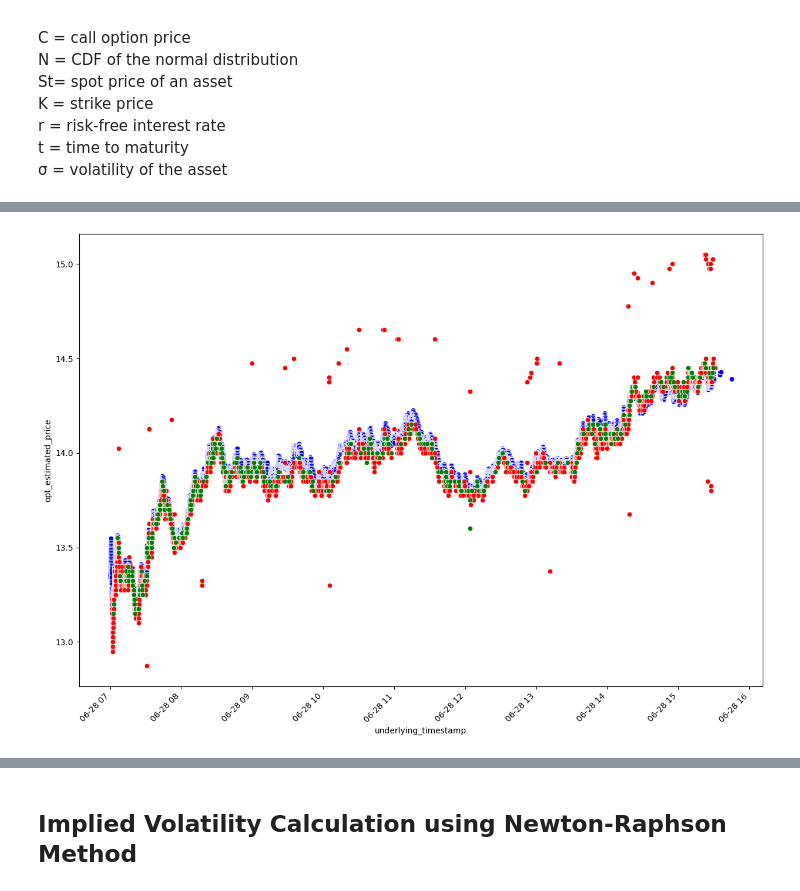
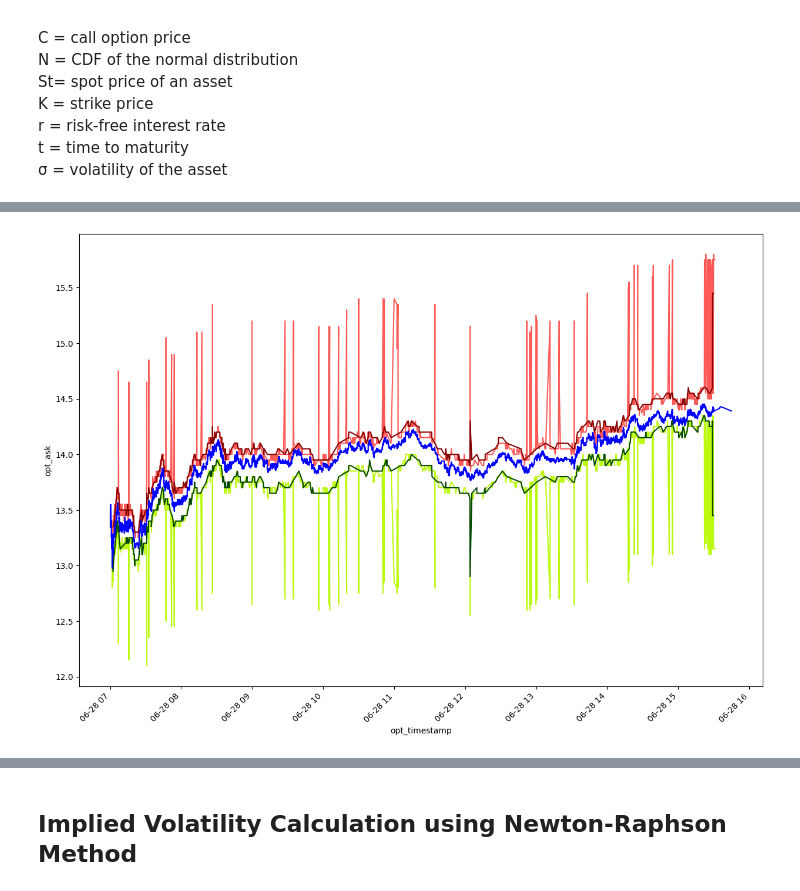
Before and after one commit to alexandreib/workbench_option_demo, a Jupyter notebook: optionsTH.ipynb, the cells around one changed output, grey strips where cells are left out. Cells and saved outputs as stored; diff of their text form; code cells hidden in the pictures.

Commit message:
options good

```diff
--- a/optionsTH.ipynb
+++ b/optionsTH.ipynb
@@ -57,11 +58,12 @@ df_option = df_option.rename(columns = {
                     'Timestamp' : 'opt_timestamp'
                     })
 df_option = df_option[['opt_bid', 'opt_ask', 'opt_timestamp']]
-df_option['opt'] = 'BMWE1000L3.EX'
+df_option['opt'] = 'BMWE1000L3.EX' #'BMWG1000dL3.EX' # ''
 df_option = df_option.dropna(subset=['opt_bid', 'opt_ask'], how='all')
-df_option = df_option.ffill()
-df_option = df_option.reset_index(drop=True)
+df_option = df_option.fillna(method = 'ffill')
 df_option['opt_avg'] = (df_option['opt_bid'] + df_option['opt_ask']) / 2
+df_option.loc[df_option['opt_avg'].isna(), 'opt_avg'] = df_option['opt_ask']
+df_option.loc[df_option['opt_avg'].isna(), 'opt_avg'] = df_option['opt_bid']
 df_option = df_option[~df_option.duplicated()]
 df_option = df_option.reset_index(drop = True)
 df_option.head()
@@ -203,11 +205,12 @@ df.head()
 | 4 | 108.5 | 108.56 | 2023-06-28 07:00:13.064 | BMW | 108.53 | 13.389034 | ... |
 # %%
 fix, ax = plt.subplots(figsize=(15,10))
-sns.scatterplot(df_BMW, x = 'underlying_timestamp', y = 'opt_estimated_price', color = 'blue')
-sns.scatterplot(df_option, x = 'opt_timestamp', y = 'opt_avg', color = 'red')
-sns.scatterplot(df_option_pcap, x = 'opt_timestamp_pcap', y = 'opt_avg_pcap', color = 'green')
-
+sns.lineplot(df_option, x = 'opt_timestamp', y = 'opt_ask', color = sns.xkcd_rgb['grapefruit'])
+sns.lineplot(df_option, x = 'opt_timestamp', y = 'opt_bid', color = sns.xkcd_rgb['yellowgreen'])
+sns.lineplot(df_BMW, x = 'underlying_timestamp', y = 'opt_estimated_price', color = 'blue')
+sns.lineplot(df_option_pcap, x = 'opt_timestamp_pcap', y = 'opt_ask_pcap', color = sns.xkcd_rgb['dark red'])
+sns.lineplot(df_option_pcap, x = 'opt_timestamp_pcap', y = 'opt_bid_pcap', color = sns.xkcd_rgb['darkgreen'])
 plt.xticks(rotation=45, ha='right')
 plt.show()
 # %% [output]
-[figure, old version]
+[figure, new version]
```
Also changed, not shown: parts of 4 cells of this notebook.
